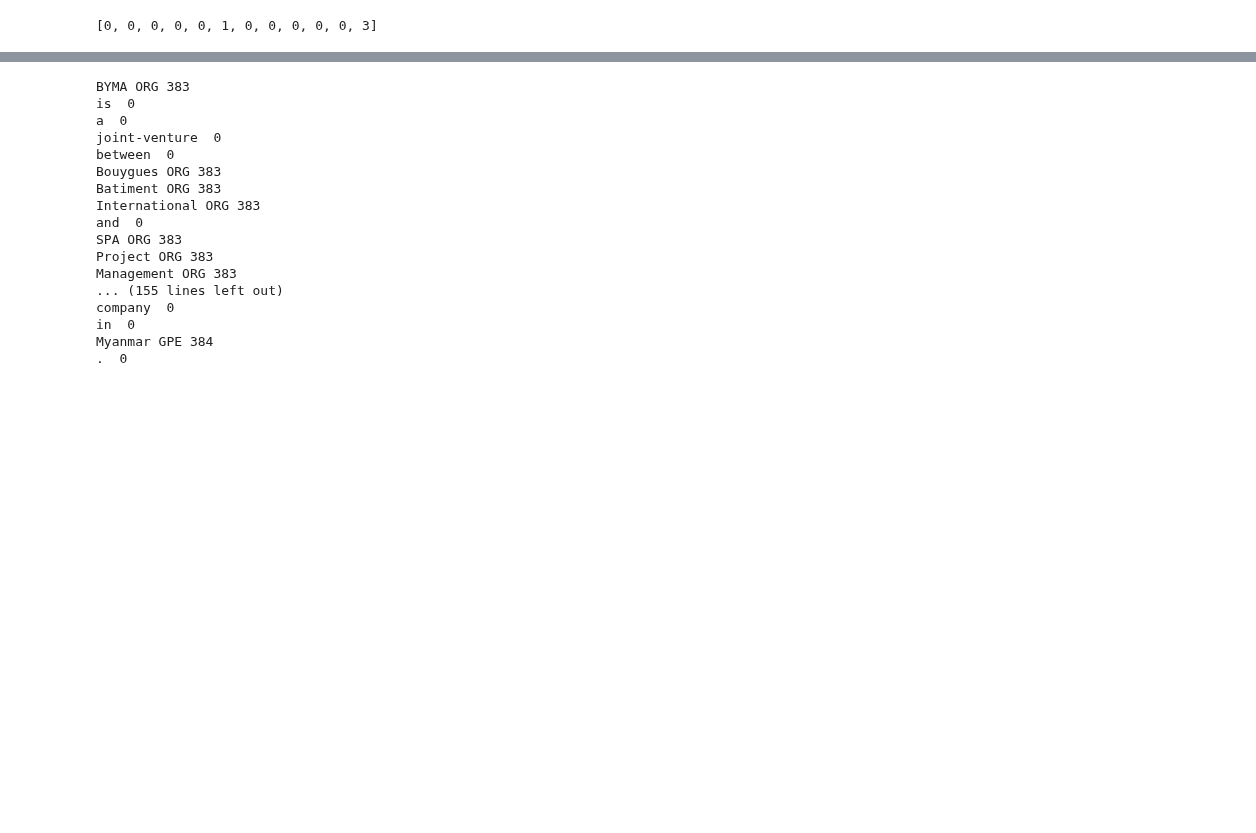
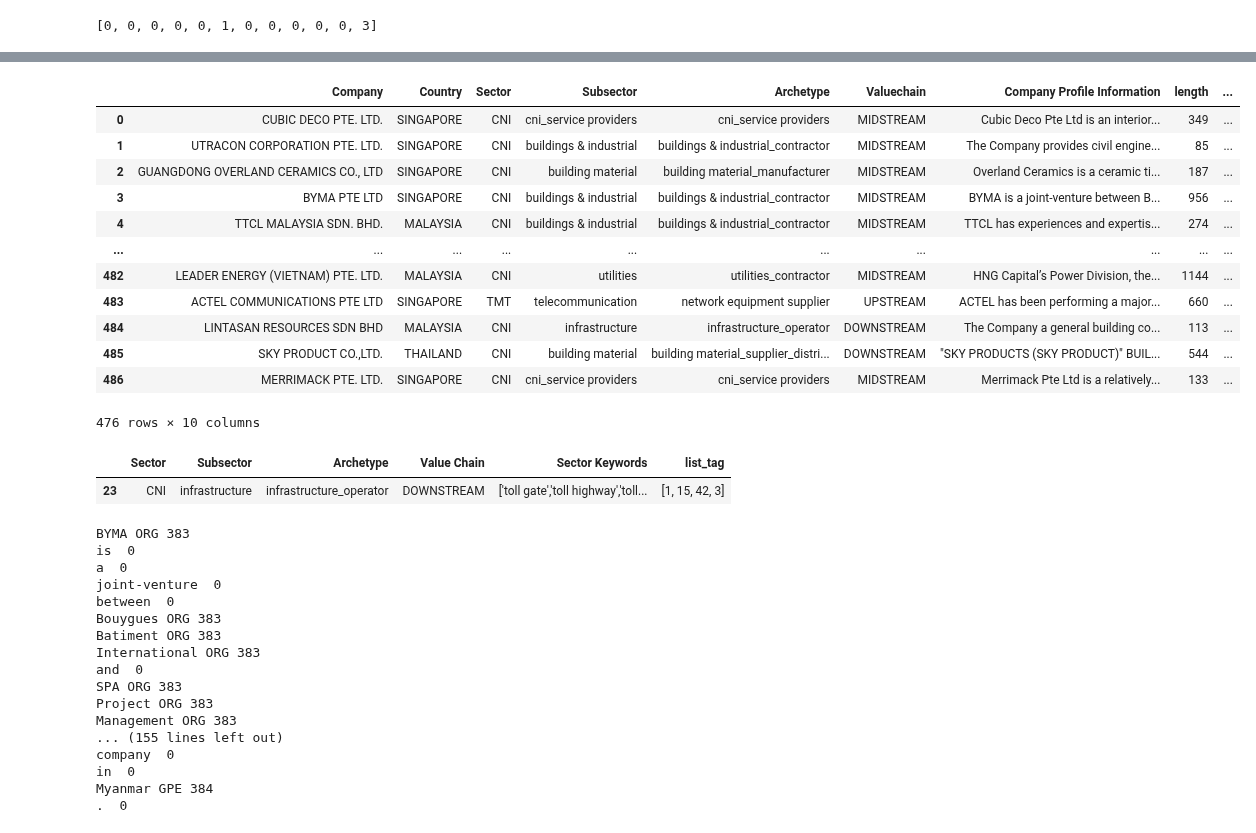
Before and after one commit to ngzhankang/finalYearProjectUOB, a Jupyter notebook: NLP.ipynb, the cells around one changed output, grey strips where cells are left out. Cells and saved outputs as stored; diff of their text form; code cells hidden in the pictures; blank space fills up the shorter version.

```diff
--- a/NLP.ipynb
+++ b/NLP.ipynb
@@ -683,3 +743,44 @@ print(processed_doc[-4]._.processed)
+# %%
+# capitalise all non-standard tags
+df_valid['Valuechain'] = df_valid['Valuechain'].str.split().str.join(' ')
+df_valid['Valuechain'] = df_valid['Valuechain'].str.upper()
+df_valid['Sector'] = df_valid['Sector'].str.upper()
+df_valid['Valuechain'].replace('', ' ', inplace=True)
+
+taglist_df = []
+# process tags for records
+for index, row in df_valid.iterrows():
+    temp = []
+
+    temp.append(np.where(sector == row['Sector'])[0][0])
+    temp.append(np.where(subsector == row['Subsector'])[0][0])
+    temp.append(np.where(archetype == row['Archetype'])[0][0])
+    temp.append(np.where(valuechain == row['Valuechain'])[0][0])
+
+    taglist_df.append(temp)
+
+df_valid['list_tag'] = taglist_df
+
+df_valid
+# %% [output]
+|  | Company | Country | Sector | Subsector | Archetype | Valuechain | Company Profile Information | length | ... |
+| 0 | CUBIC DECO PTE. LTD. | SINGAPORE | CNI | cni_service providers | cni_service providers | MIDSTREAM | Cubic Deco Pte Ltd is an interior... | 349 | ... |
+| 1 | UTRACON CORPORATION PTE. LTD. | SINGAPORE | CNI | buildings & industrial | buildings & industrial_contractor | MIDSTREAM | The Company provides civil engine... | 85 | ... |
+| 2 | GUANGDONG OVERLAND CERAMICS CO., LTD | SINGAPORE | CNI | building material | building material_manufacturer | MIDSTREAM | Overland Ceramics is a ceramic ti... | 187 | ... |
+| 3 | BYMA PTE LTD | SINGAPORE | CNI | buildings & industrial | buildings & industrial_contractor | MIDSTREAM | BYMA is a joint-venture between B... | 956 | ... |
+| 4 | TTCL MALAYSIA SDN. BHD. | MALAYSIA | CNI | buildings & industrial | buildings & industrial_contractor | MIDSTREAM | TTCL has experiences and expertis... | 274 | ... |
+| ... | ... | ... | ... | ... | ... | ... | ... | ... | ... |
+| 482 | LEADER ENERGY (VIETNAM) PTE. LTD. | MALAYSIA | CNI | utilities | utilities_contractor | MIDSTREAM | HNG Capital’s Power Division, the... | 1144 | ... |
+| 483 | ACTEL COMMUNICATIONS PTE LTD | SINGAPORE | TMT | telecommunication | network equipment supplier | UPSTREAM | ACTEL has been performing a major... | 660 | ... |
+| 484 | LINTASAN RESOURCES SDN BHD | MALAYSIA | CNI | infrastructure | infrastructure_operator | DOWNSTREAM | The Company a general building co... | 113 | ... |
+| 485 | SKY PRODUCT CO.,LTD. | THAILAND | CNI | building material | building material_supplier_distri... | DOWNSTREAM | "SKY PRODUCTS (SKY PRODUCT)" BUIL... | 544 | ... |
+| 486 | MERRIMACK PTE. LTD. | SINGAPORE | CNI | cni_service providers | cni_service providers | MIDSTREAM | Merrimack Pte Ltd is a relatively... | 133 | ... |
+476 rows × 10 columns
+# %%
+df_keywords.loc[df_keywords['list_tag'] == '[1, 15, 42, 3]']
+# %% [output]
+|  | Sector | Subsector | Archetype | Value Chain | Sector Keywords | list_tag |
+| 23 | CNI | infrastructure | infrastructure_operator | DOWNSTREAM | ['toll gate','toll highway','toll... | [1, 15, 42, 3] |
 # %%
 for token in doc[3]:
     print(token.text, token.ent_type_, token.ent_type)
```
Also changed, not shown: parts of 23 cells of this notebook.
